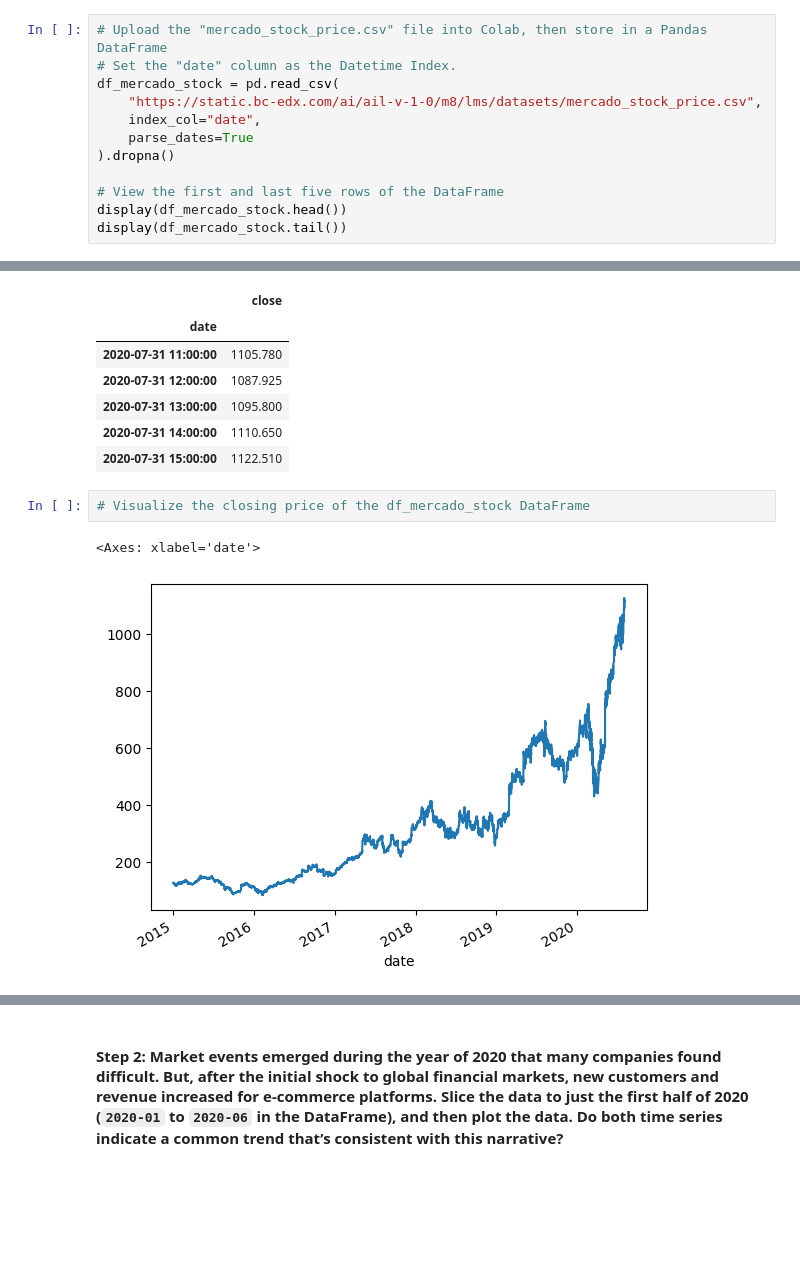
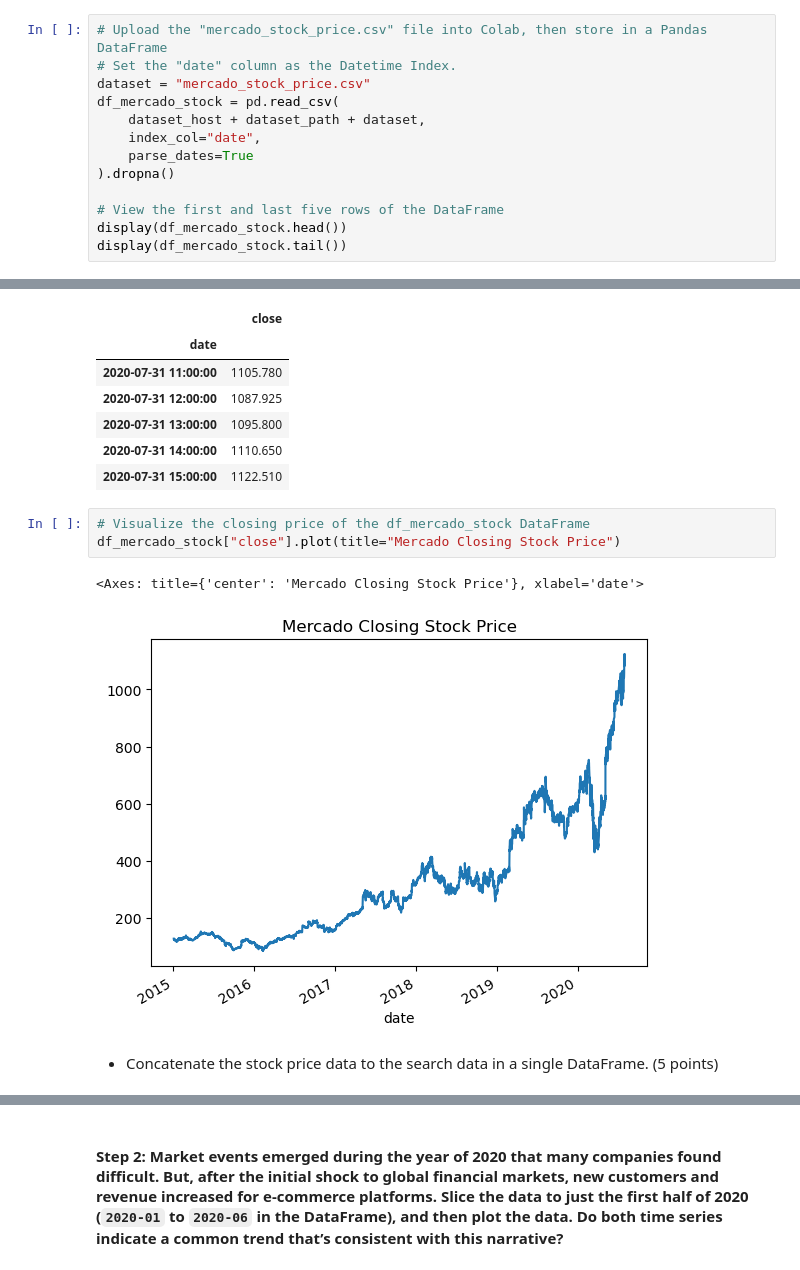
Before and after one commit to Ed-Lovera/prophet-challenge, a Jupyter notebook: forecasting_net_prophet.ipynb, the cells around one changed output, grey strips where cells are left out. Saved outputs shown, nothing was run; the diff lists cells and outputs as text; blank space fills up the shorter version.

```diff
--- a/forecasting_net_prophet.ipynb
+++ b/forecasting_net_prophet.ipynb
@@ -236,8 +238,9 @@ To do so, complete the following steps:
 # %%
 # Upload the "mercado_stock_price.csv" file into Colab, then store in a Pandas DataFrame
 # Set the "date" column as the Datetime Index.
+dataset = "mercado_stock_price.csv"
 df_mercado_stock = pd.read_csv(
-    "https://static.bc-edx.com/ai/ail-v-1-0/m8/lms/datasets/mercado_stock_price.csv",
+    dataset_host + dataset_path + dataset,
     index_col="date",
     parse_dates=True
 ).dropna()
@@ -262,9 +265,12 @@ display(df_mercado_stock.tail())
 | 2020-07-31 15:00:00 | 1122.510 |
 # %%
 # Visualize the closing price of the df_mercado_stock DataFrame
+df_mercado_stock["close"].plot(title="Mercado Closing Stock Price")
 # %% [output]
-<Axes: xlabel='date'>
+<Axes: title={'center': 'Mercado Closing Stock Price'}, xlabel='date'>
-[figure, old version]
+[figure, new version]
+# %% [markdown]
+- Concatenate the stock price data to the search data in a single DataFrame. (5 points)
 # %%
 # Concatenate the df_mercado_stock DataFrame with the df_mercado_trends DataFrame
 # Concatenate the DataFrame by columns (axis=1), and drop and rows with only one column of data
```
Also changed, not shown: parts of 15 cells of this notebook.
